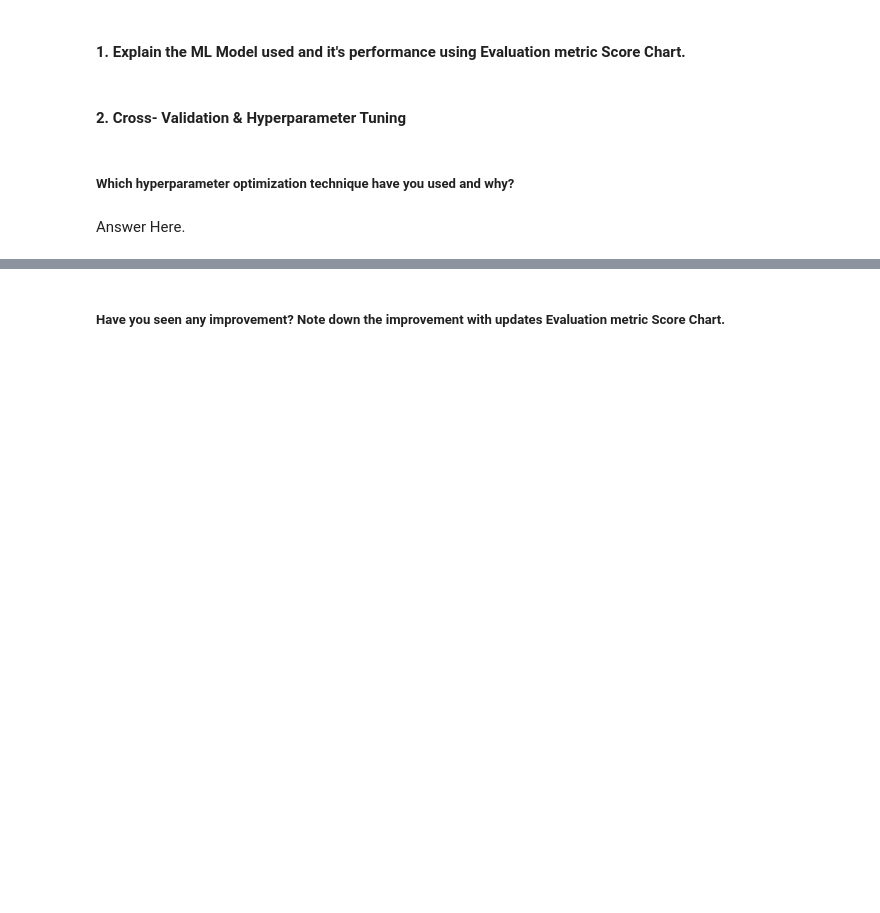
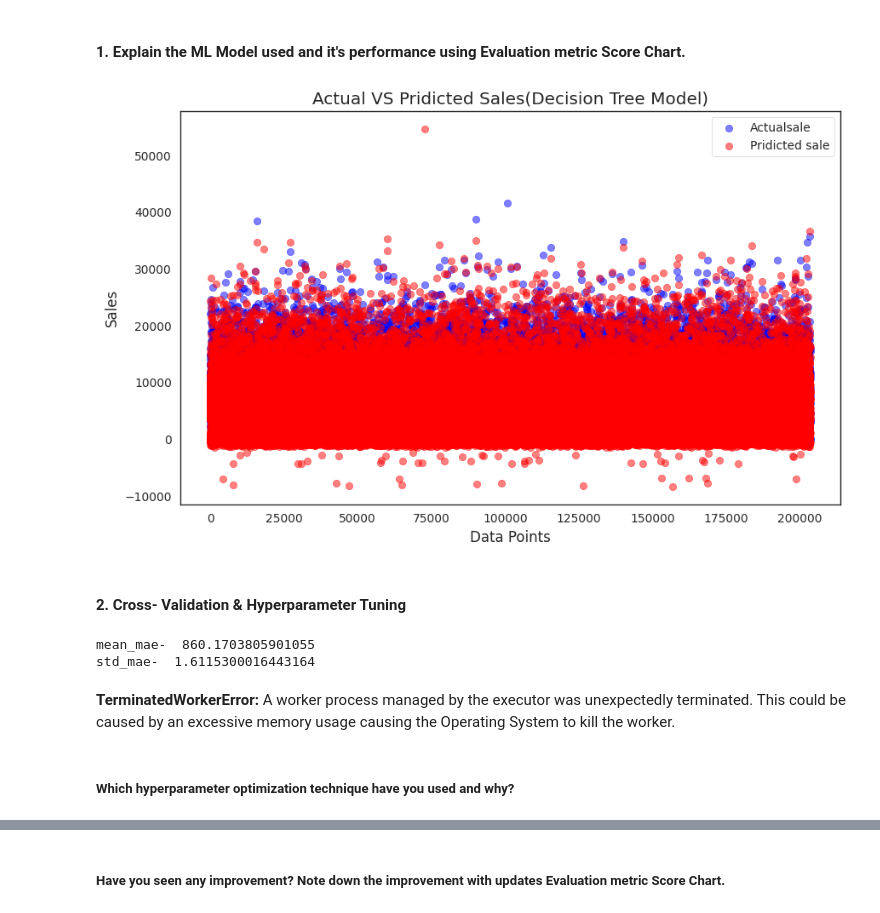
Before and after one commit to Nayan3101/Capstone-project-Regression---Retail-Sales-Prediction, a Jupyter notebook: Nayan_Capstone_Project_M6_Retail_Sales_Prediction.ipynb, the cells around one changed output, grey strips where cells are left out. Drawn from its saved outputs; the diff is of its cells as text; code cells hidden in the pictures; blank space fills up the shorter version.

```diff
--- a/Nayan_Capstone_Project_M6_Retail_Sales_Prediction.ipynb
+++ b/Nayan_Capstone_Project_M6_Retail_Sales_Prediction.ipynb
@@ -1483,2 +1737,15 @@ Answer Here.
+# %%
+# Visualizing evaluation Metric Score chart
+test_indices = np.arange(len(y_test))
+plt.figure(figsize=(10,6))
+plt.scatter(test_indices, y_test,label="Actualsale", color = "blue", alpha = 0.5)
+plt.scatter(test_indices, y_pred,label="Pridicted sale", color = "red", alpha = 0.5)
+plt.title("Actual VS Pridicted Sales(Decision Tree Model)")
+plt.xlabel("Data Points")
+plt.ylabel("Sales")
+plt.legend()
+plt.show()
+# %% [output]
+[figure, added]
 # %% [markdown]
 #### 2. Cross- Validation & Hyperparameter Tuning
@@ -1490,0 +1752,15 @@ Answer Here.
+# %%
+# ML Model - 1 Implementation with hyperparameter optimization techniques (i.e., GridSearch CV, RandomSearch CV, Bayesian Optimization etc.)
+from sklearn.model_selection import cross_val_score, KFold, GridSearchCV
+from sklearn.linear_model import Ridge
+
+model = Ridge()
+kfold = KFold(n_splits =5,shuffle = True, random_state = 42)
+scores = cross_val_score(model,x,y,scoring ='neg_mean_absolute_error',cv=kfold)
+mean_mae = -scores.mean()
+std_mae = scores.std()
+print("mean_mae- ", mean_mae)
+print("std_mae- ", std_mae)
+# %% [output]
+mean_mae-  860.1703805901055
+std_mae-  1.6115300016443164
@@ -1491,4 +1799,4 @@ Answer Here.
+# %% [markdown]
+**TerminatedWorkerError:** A worker process managed by the executor was unexpectedly terminated. This could be caused by  an excessive memory usage causing the Operating System to kill the worker.
 # %% [markdown]
 ##### Which hyperparameter optimization technique have you used and why?
-# %% [markdown]
-Answer Here.
```
Also changed, not shown: parts of 111 cells of this notebook.
